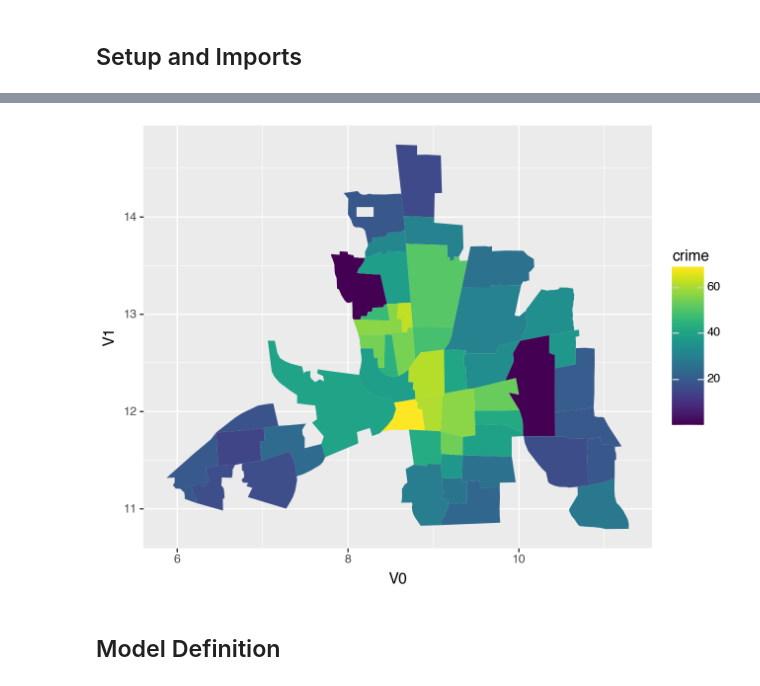
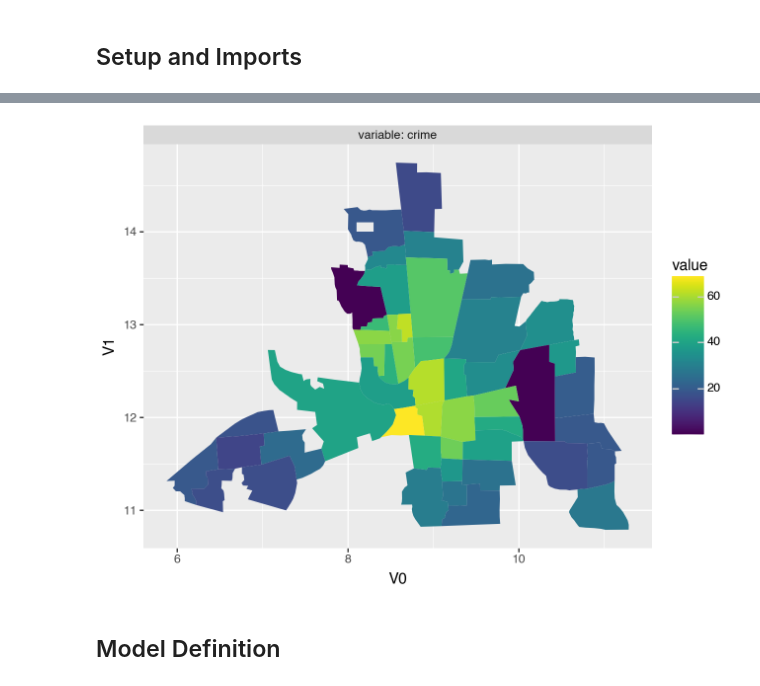
Before and after one commit to liesel-devs/liesel_gam, a Jupyter notebook: notebooks/test_mrf.ipynb, the cells around one changed output, grey strips where cells are left out. Drawn from its saved outputs; the diff is of its cells as text; code cells hidden in the pictures.

```diff
--- a/notebooks/test_mrf.ipynb
+++ b/notebooks/test_mrf.ipynb
@@ -58,7 +25,7 @@ def plot_polys(df, color, polys, label):
-# %%
-plot_polys(columb, "crime", polys, "district")
-# %% [output]
-[figure, removed]
+# %%
+gam.plot_polys(region="district", plot_vars=["crime"], df=columb, polys=polys)
+# %% [output]
+[figure, added]
 # %% [markdown]
 ## Model Definition
 # %% [markdown]
```
Also changed, not shown: parts of 29 cells of this notebook, 8 other files.
